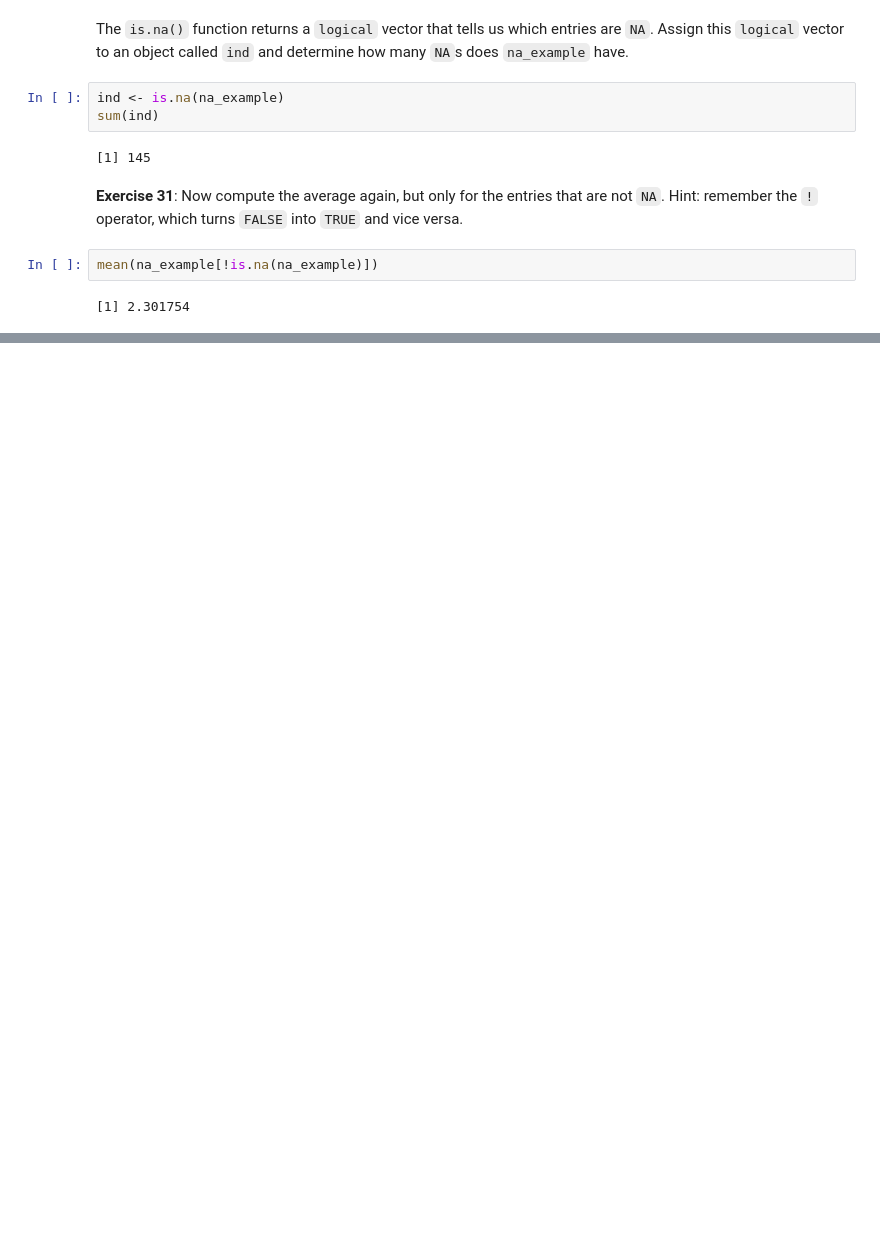
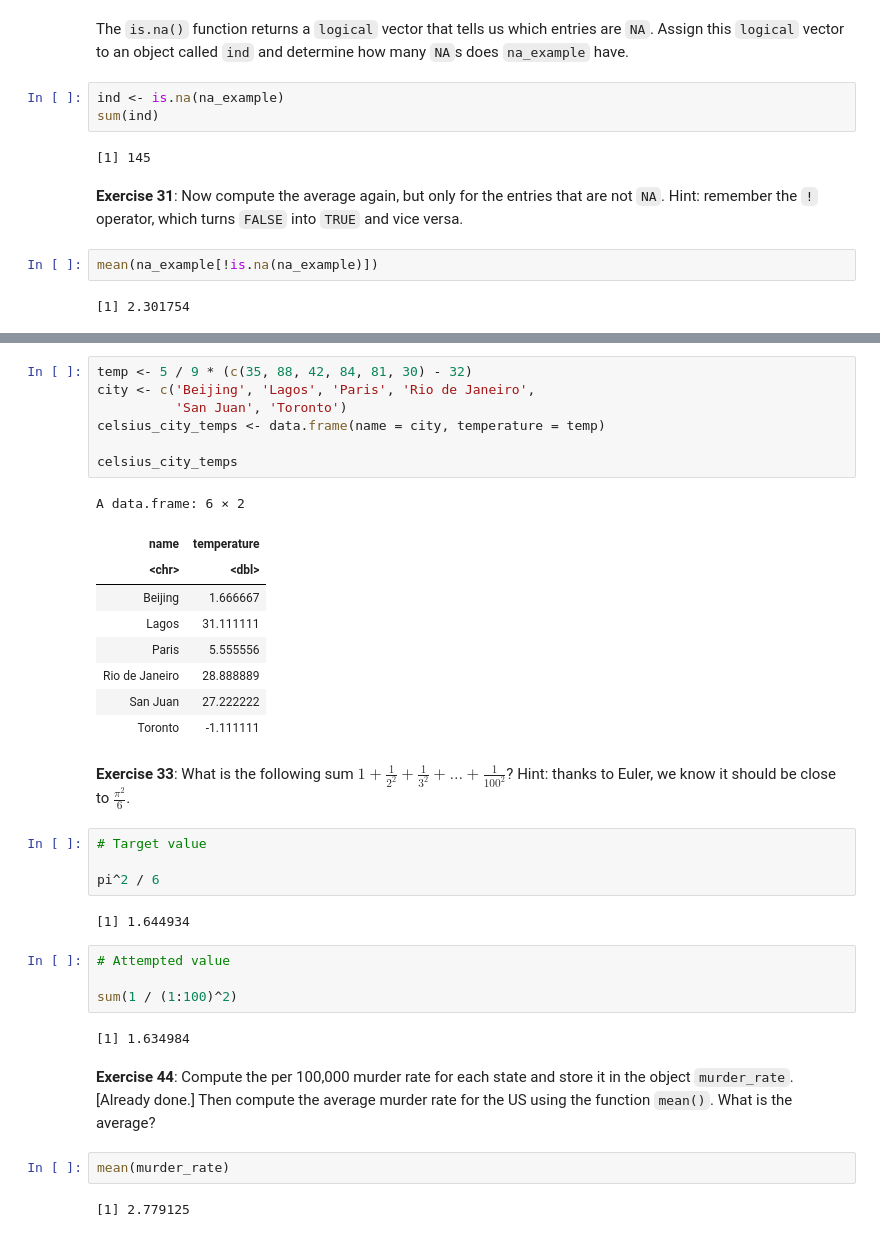
Before and after one commit to readyready15728/data-wrangling-and-visualization-with-r, a Jupyter notebook: 02_r_basics/02_r_basics.ipynb, the cells around one changed output, grey strips where cells are left out. Cells and saved outputs as stored; diff of their text form; blank space fills up the shorter version.

Commit message:
Covering material up to and including exercises 32 through 34 of chapter 2

```diff
--- a/02_r_basics/02_r_basics.ipynb
+++ b/02_r_basics/02_r_basics.ipynb
@@ -1399,0 +1494,37 @@ mean(na_example[!is.na(na_example)])
+# %%
+temp <- 5 / 9 * (c(35, 88, 42, 84, 81, 30) - 32)
+city <- c('Beijing', 'Lagos', 'Paris', 'Rio de Janeiro',
+          'San Juan', 'Toronto')
+celsius_city_temps <- data.frame(name = city, temperature = temp)
+
+celsius_city_temps
+# %% [output]
+A data.frame: 6 × 2
+| name | temperature |
+| <chr> | <dbl> |
+| Beijing | 1.666667 |
+| Lagos | 31.111111 |
+| Paris | 5.555556 |
+| Rio de Janeiro | 28.888889 |
+| San Juan | 27.222222 |
+| Toronto | -1.111111 |
+# %% [markdown]
+**Exercise 33**: What is the following sum $1 + \frac{1}{2^2} + \frac{1}{3^2} + \ldots + \frac{1}{100^2}$? Hint: thanks to Euler, we know it should be close to $\frac{\pi^2}{6}$.
+# %%
+# Target value
+
+pi^2 / 6
+# %% [output]
+[1] 1.644934
+# %%
+# Attempted value
+
+sum(1 / (1:100)^2)
+# %% [output]
+[1] 1.634984
+# %% [markdown]
+**Exercise 44**: Compute the per 100,000 murder rate for each state and store it in the object `murder_rate`. \[Already done.\] Then compute the average murder rate for the US using the function `mean()`. What is the average?
+# %%
+mean(murder_rate)
+# %% [output]
+[1] 2.779125
```
Also changed, not shown: parts of 19 cells of this notebook.
